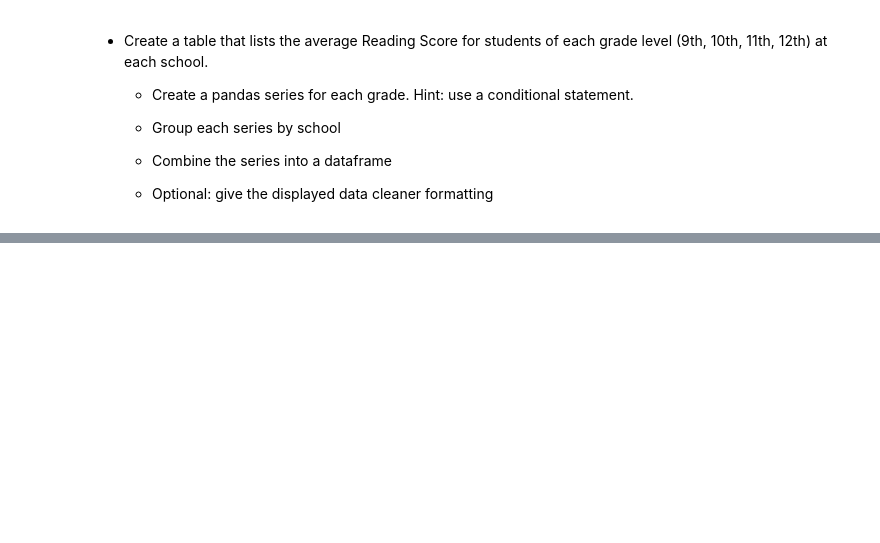
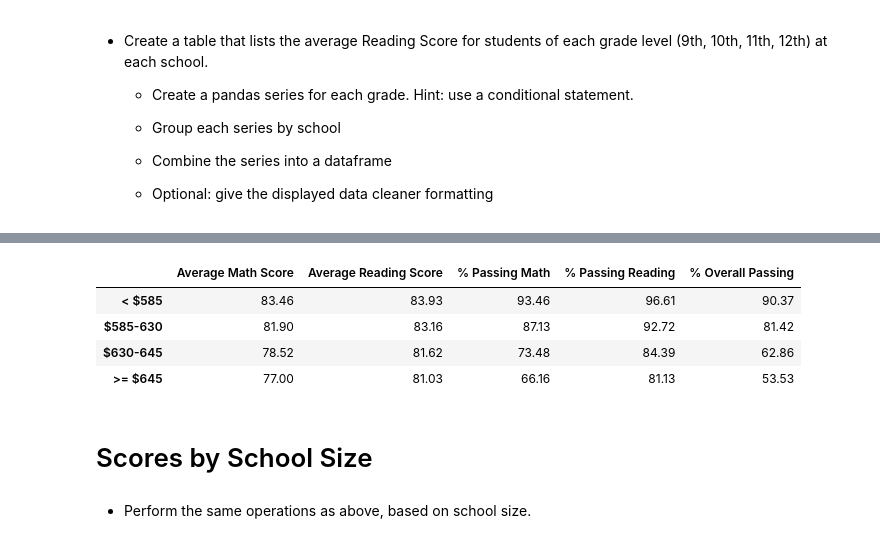
Before and after one commit to ruchisharma19/pandas-challenge, a Jupyter notebook: PyCitySchools/main.ipynb, the cells around one changed output, grey strips where cells are left out. Cells and saved outputs as stored; diff of their text form; code cells hidden in the pictures; blank space fills up the shorter version.

```diff
--- a/PyCitySchools/main.ipynb
+++ b/PyCitySchools/main.ipynb
@@ -246,0 +306,19 @@ pass_summ_sorted
+# %%
+
+reduced_school_summ_df = school_summ_df[["Per Student Budget","Average Math Score","Average Reading Score","% Passing Math","% Passing Reading","% Overall Passing"]]
+spending_group1_df = reduced_school_summ_df.loc[reduced_school_summ_df["Per Student Budget"] < 585,:]
+spending_group1_df["group"] = "<$585"
+
+spending_group2_df = reduced_school_summ_df.loc[(reduced_school_summ_df["Per Student Budget"] >= 585) & (reduced_school_summ_df["Per Student Budget"] < 630),:]
+spending_group2_df["group"] = "$585-630"
+
+spending_group3_df = reduced_school_summ_df.loc[(reduced_school_summ_df["Per Student Budget"] >= 630) & (reduced_school_summ_df["Per Student Budget"] < 645),:]
+spending_group3_df["group"] = "$630-645"
+
+spending_group4_df = reduced_school_summ_df.loc[reduced_school_summ_df["Per Student Budget"] >= 645,:]
+spending_group4_df["group"] = ">=$645"
+
+spending_group1_avg = round(spending_group1_df[["Average Math Score","Average Reading Score","% Passing Math","% Passing Reading","% Overall Passing"]].mean(),2)
+spending_group2_avg = round(spending_group2_df[["Average Math Score","Average Reading Score","% Passing Math","% Passing Reading","% Overall Passing"]].mean(),2)
+spending_group3_avg = round(spending_group3_df[["Average Math Score","Average Reading Score","% Passing Math","% Passing Reading","% Overall Passing"]].mean(),2)
+spending_group4_avg = round(spending_group4_df[["Average Math Score","Average Reading Score","% Passing Math","% Passing Reading","% Overall Passing"]].mean(),2)
@@ -246,0 +346,21 @@ pass_summ_sorted
+# %%
+score_by_spending = pd.DataFrame({" < $585 " : spending_group1_avg,
+                           "$585-630" : spending_group2_avg,
+                           "$630-645" : spending_group3_avg,
+                           " >= $645" : spending_group4_avg
+
+})
+
+score_by_spending_df = score_by_spending.transpose()
+
+score_by_spending_df
+# %% [output]
+|  | Average Math Score | Average Reading Score | % Passing Math | % Passing Reading | % Overall Passing |
+| < $585 | 83.46 | 83.93 | 93.46 | 96.61 | 90.37 |
+| $585-630 | 81.90 | 83.16 | 87.13 | 92.72 | 81.42 |
+| $630-645 | 78.52 | 81.62 | 73.48 | 84.39 | 62.86 |
+| >= $645 | 77.00 | 81.03 | 66.16 | 81.13 | 53.53 |
+# %% [markdown]
+# Scores by School Size
+# %% [markdown]
+* Perform the same operations as above, based on school size.
```
Also changed, not shown: parts of 13 cells of this notebook.
